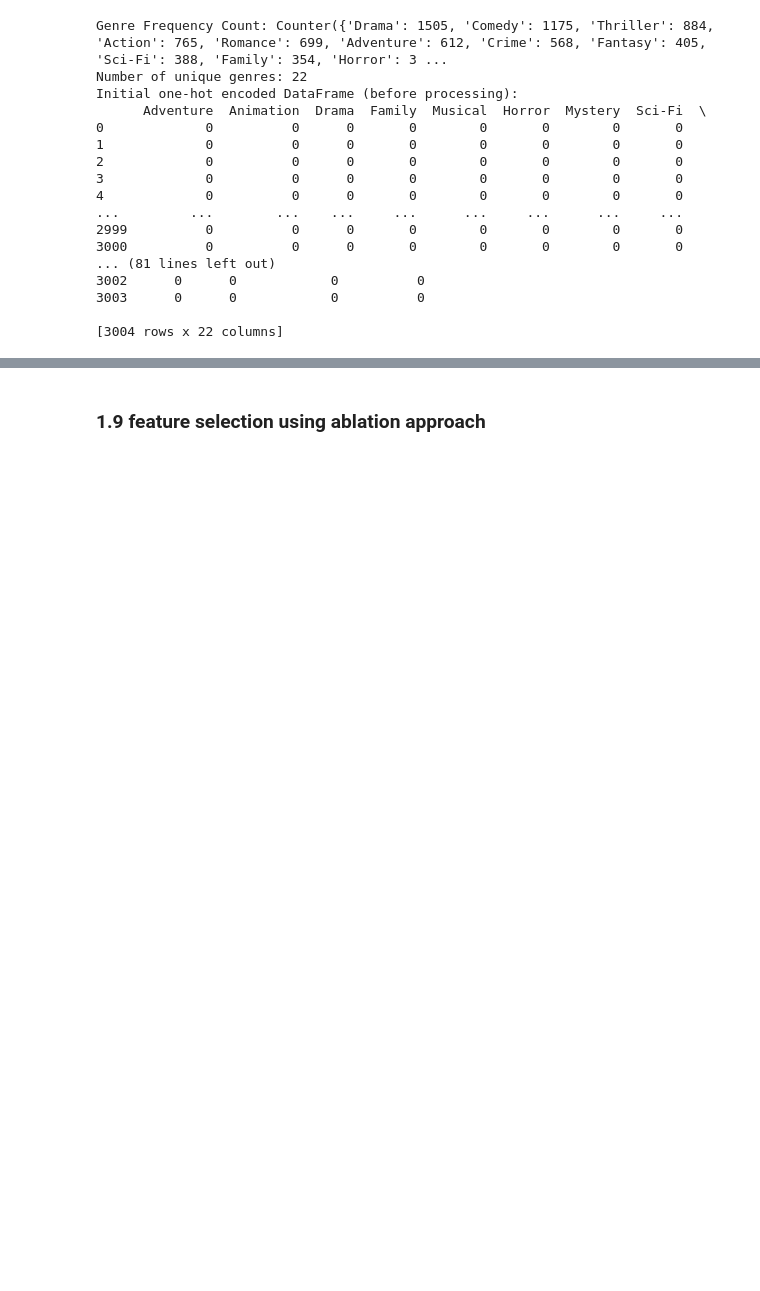
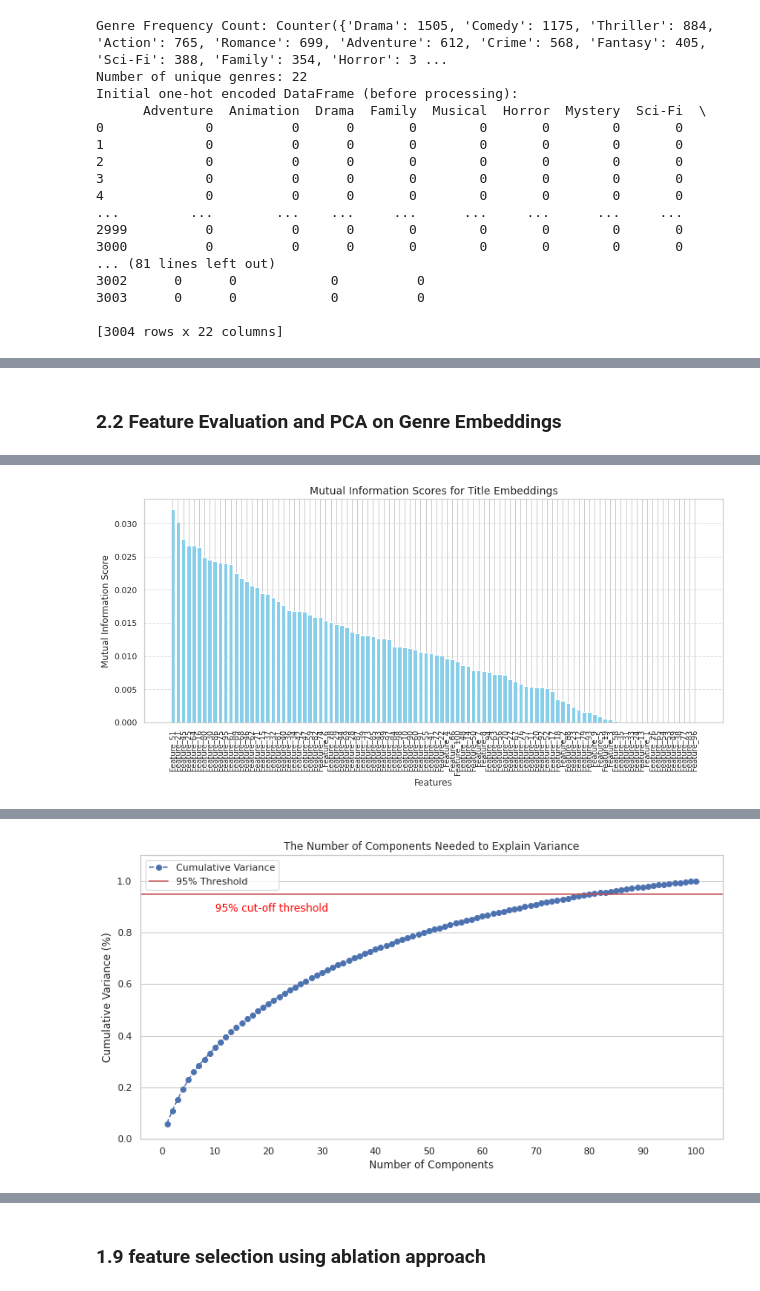
Before and after one commit to HammaTime123/Investigation-into-Developing-a-Classifier-for-Movie-Rating-for-IMDB-Data-Se, a Jupyter notebook: proj2.ipynb, the cells around one changed output, grey strips where cells are left out. Cells and saved outputs as stored; diff of their text form; code cells hidden in the pictures; blank space fills up the shorter version.

```diff
--- a/proj2.ipynb
+++ b/proj2.ipynb
@@ -473,0 +464,76 @@ for i in [TotalData,TotalDataPlusGenreEncodings,TotalDataPlusGenreEmbeddings]:
+# %% [markdown]
+### 2.2 Feature Evaluation and PCA on Genre Embeddings
+# %%
+# Evaluate mutual information between title embeddings and binned IMDb scores
+print("Mutual Information between Title Embeddings and IMDb Score Bins:")
+mi_scores = mutual_info_classif(TitleEmbeddings, Train["imdb_score_binned"])
+print(mi_scores)
+
+# Calculate mutual information scores
+mi_scores = mutual_info_classif(TitleEmbeddings, Train["imdb_score_binned"])
+
+# Create a DataFrame for better visualization
+mi_df = pd.DataFrame({'Feature': [f'Feature_{i+1}' for i in range(len(mi_scores))], 'MI Score': mi_scores})
+
+# Sort the DataFrame by MI scores in descending order for better insights
+mi_df = mi_df.sort_values(by='MI Score', ascending=False)
+
+# Plot the mutual information scores as a bar chart
+plt.figure(figsize=(12, 6))
+plt.bar(mi_df['Feature'], mi_df['MI Score'], color='skyblue')
+
+# Add plot labels and title
+plt.xlabel('Features', fontsize=12)
+plt.ylabel('Mutual Information Score', fontsize=12)
+plt.title('Mutual Information Scores for Title Embeddings', fontsize=14)
+
+# Rotate x-axis labels for better visibility
+plt.xticks(rotation=90, fontsize=10)
+plt.grid(axis='y', linestyle='--', alpha=0.7)
+
+# Display the plot
+plt.tight_layout()
+plt.show()
+
+print('\n\n\n')
+
+# Perform PCA on GenreEmbeddings
+pca = PCA()
+pca.fit(GenreEmbeddings)
+
+# Print the explained variance ratio for PCA
+print("Explained Variance Ratio for Genre Embeddings PCA:")
+print(pca.explained_variance_ratio_)
+
+# Plot cumulative explained variance for GenreEmbeddings
+plt.rcParams["figure.figsize"] = (12, 6)  # Set the figure size
+
+fig, ax = plt.subplots()
+
+# x-axis: Component indices (1-based for human readability)
+xi = np.arange(1, len(pca.explained_variance_ratio_) + 1, step=1)
+
+# y-axis: Cumulative sum of explained variance ratios
+y = np.cumsum(pca.explained_variance_ratio_)
+
+# Plot cumulative explained variance
+plt.ylim(0.0, 1.1)  # Set y-axis range
+plt.plot(xi, y, marker='o', linestyle='--', color='b', label='Cumulative Variance')
+
+# Add plot labels and title
+plt.xlabel('Number of Components')
+plt.xticks(np.arange(0, len(pca.explained_variance_ratio_) + 1, step=10))  # Adjust step size if needed
+plt.ylabel('Cumulative Variance (%)')
+plt.title('The Number of Components Needed to Explain Variance')
+
+# Add reference line for the 95% variance threshold
+plt.axhline(y=0.95, color='r', linestyle='-', label='95% Threshold')
+plt.text(10, 0.88, '95% cut-off threshold', color='red', fontsize=12)
+
+# Add gridlines and legend for clarity
+ax.grid(axis='x')
+plt.legend()
+
+# Display the plot
+plt.show()
+# %% [output]
@@ -473,0 +558 @@ for i in [TotalData,TotalDataPlusGenreEncodings,TotalDataPlusGenreEmbeddings]:
+[figure, added]
@@ -473,0 +577 @@ for i in [TotalData,TotalDataPlusGenreEncodings,TotalDataPlusGenreEmbeddings]:
+[figure, added]
```
Also changed, not shown: parts of 31 cells of this notebook.
